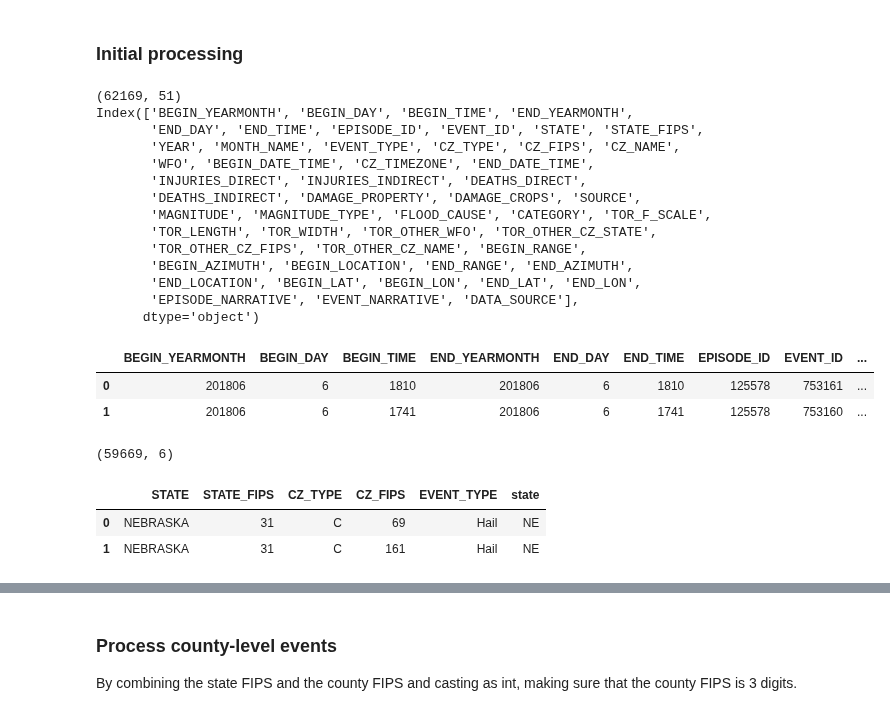
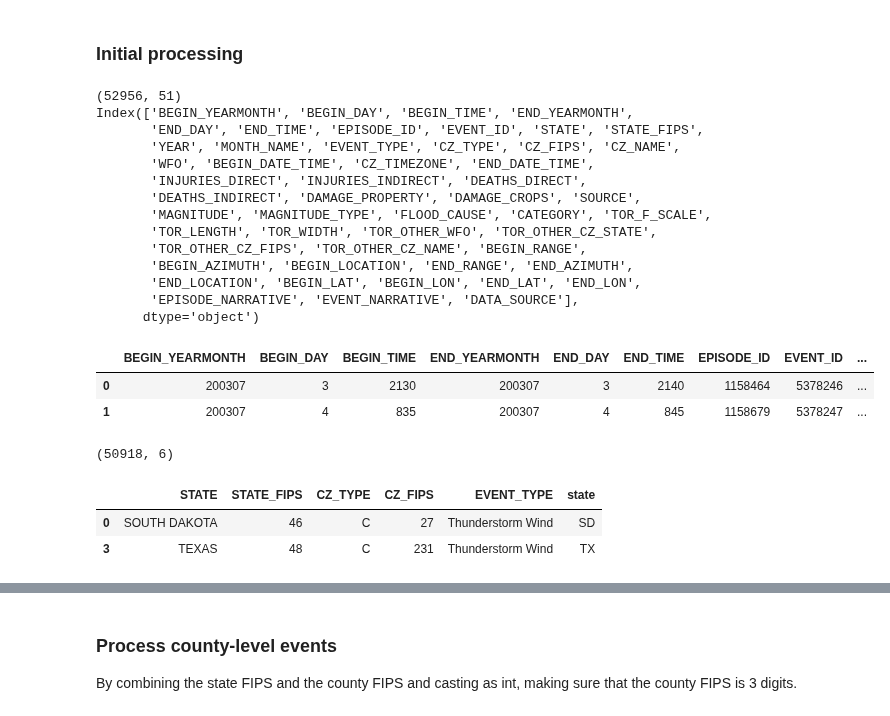
Before and after one commit to labs12-should-i-live-here/DS, a Jupyter notebook: notebooks/DMA4 - NOAA storms by county.ipynb, the cells around one changed output, grey strips where cells are left out. Saved outputs shown, nothing was run; the diff lists cells and outputs as text; code cells hidden in the pictures.

```diff
--- a/notebooks/DMA4 - NOAA storms by county.ipynb
+++ b/notebooks/DMA4 - NOAA storms by county.ipynb
@@ -154,31 +135,38 @@ df1[df1['STATE'] == 'ALABAMA'][df1['CZ_FIPS'] == 1].loc[13273:14072][['STATE','E
 ### Initial processing
 # %%
 # The full table contains more than I want to use.
-df1 = pd.read_csv('../data_local/NOAA/StormEvents_details-ftp_v1.0_d2018_c20190422.csv')
+# df1 = pd.read_csv('../data_local/NOAA/StormEvents_details-ftp_v1.0_d2018_c20190422.csv')
+df1 = pd.read_csv(filenames[7])
 print(df1.shape)
 print(df1.columns)
 df1.head(2)
 # %% [output]
-(62169, 51)
+(52956, 51)
 Index(['BEGIN_YEARMONTH', 'BEGIN_DAY', 'BEGIN_TIME', 'END_YEARMONTH',
        'END_DAY', 'END_TIME', 'EPISODE_ID', 'EVENT_ID', 'STATE', 'STATE_FIPS',
        'YEAR', 'MONTH_NAME', 'EVENT_TYPE', 'CZ_TYPE', 'CZ_FIPS', 'CZ_NAME',
        'WFO', 'BEGIN_DATE_TIME', 'CZ_TIMEZONE', 'END_DATE_TIME',
        'INJURIES_DIRECT', 'INJURIES_INDIRECT', 'DEATHS_DIRECT',
        'DEATHS_INDIRECT', 'DAMAGE_PROPERTY', 'DAMAGE_CROPS', 'SOURCE',
        'MAGNITUDE', 'MAGNITUDE_TYPE', 'FLOOD_CAUSE', 'CATEGORY', 'TOR_F_SCALE',
        'TOR_LENGTH', 'TOR_WIDTH', 'TOR_OTHER_WFO', 'TOR_OTHER_CZ_STATE',
        'TOR_OTHER_CZ_FIPS', 'TOR_OTHER_CZ_NAME', 'BEGIN_RANGE',
        'BEGIN_AZIMUTH', 'BEGIN_LOCATION', 'END_RANGE', 'END_AZIMUTH',
        'END_LOCATION', 'BEGIN_LAT', 'BEGIN_LON', 'END_LAT', 'END_LON',
        'EPISODE_NARRATIVE', 'EVENT_NARRATIVE', 'DATA_SOURCE'],
       dtype='object')
 |  | BEGIN_YEARMONTH | BEGIN_DAY | BEGIN_TIME | END_YEARMONTH | END_DAY | END_TIME | EPISODE_ID | EVENT_ID | ... |
-| 0 | 201806 | 6 | 1810 | 201806 | 6 | 1810 | 125578 | 753161 | ... |
-| 1 | 201806 | 6 | 1741 | 201806 | 6 | 1741 | 125578 | 753160 | ... |
+| 0 | 200307 | 3 | 2130 | 200307 | 3 | 2140 | 1158464 | 5378246 | ... |
+| 1 | 200307 | 4 | 835 | 200307 | 4 | 845 | 1158679 | 5378247 | ... |
 # %%
 # Extract only a few useful columns
 df2 = df1[['STATE','STATE_FIPS','CZ_TYPE','CZ_FIPS','EVENT_TYPE']].copy()
+
+# Remove any rows with nulls
+df2 = df2.dropna()
+
+# Cast STATE_FIPS as int, to make sure it gets processed correctly when it's a string
+df2['STATE_FIPS'] = df2['STATE_FIPS'].astype(int)
 
 # Add a column with the two-letter state code
 df2['state'] = df2['STATE'].map(state_codes)
@@ -190,7 +178,7 @@ df2 = df2[df2['STATE_FIPS'].isin(state_FIPS_codes.values())]
 print(df2.shape)
 df2.head(2)
 # %% [output]
-(59669, 6)
+(50918, 6)
 |  | STATE | STATE_FIPS | CZ_TYPE | CZ_FIPS | EVENT_TYPE | state |
-| 0 | NEBRASKA | 31 | C | 69 | Hail | NE |
-| 1 | NEBRASKA | 31 | C | 161 | Hail | NE |
+| 0 | SOUTH DAKOTA | 46 | C | 27 | Thunderstorm Wind | SD |
+| 3 | TEXAS | 48 | C | 231 | Thunderstorm Wind | TX |
```
Also changed, not shown: parts of 57 cells of this notebook, 1 other file.
